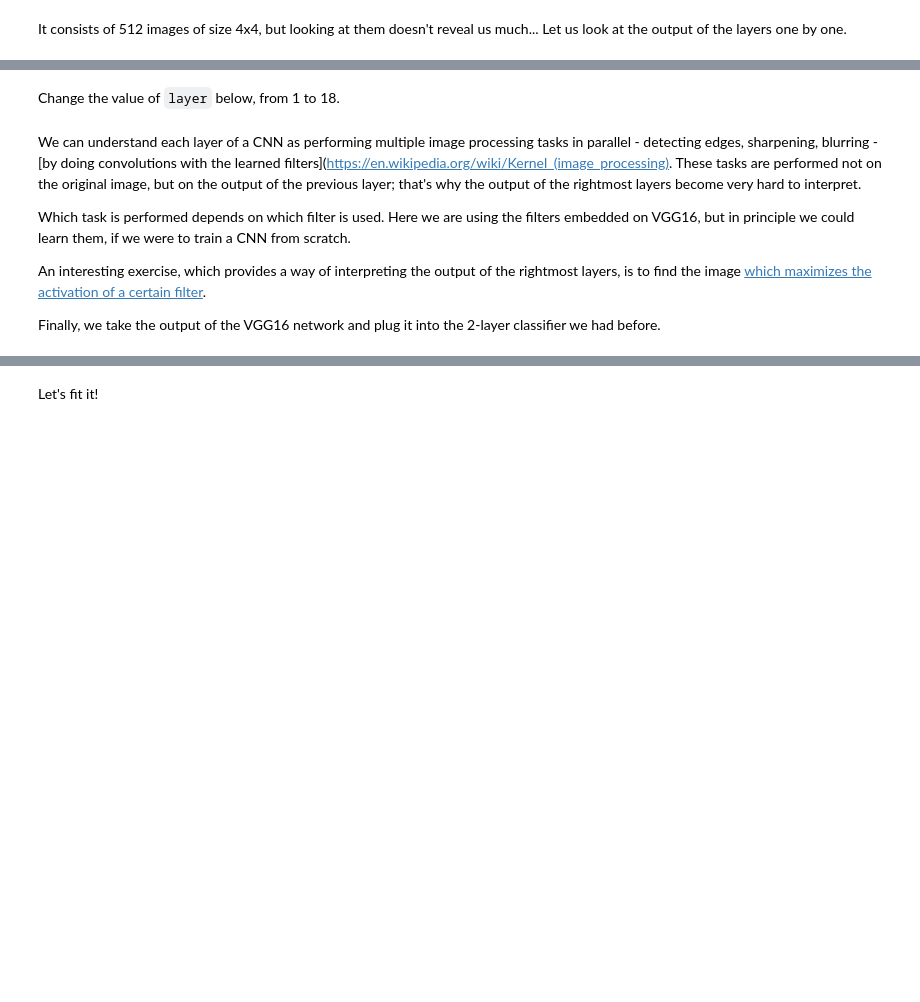
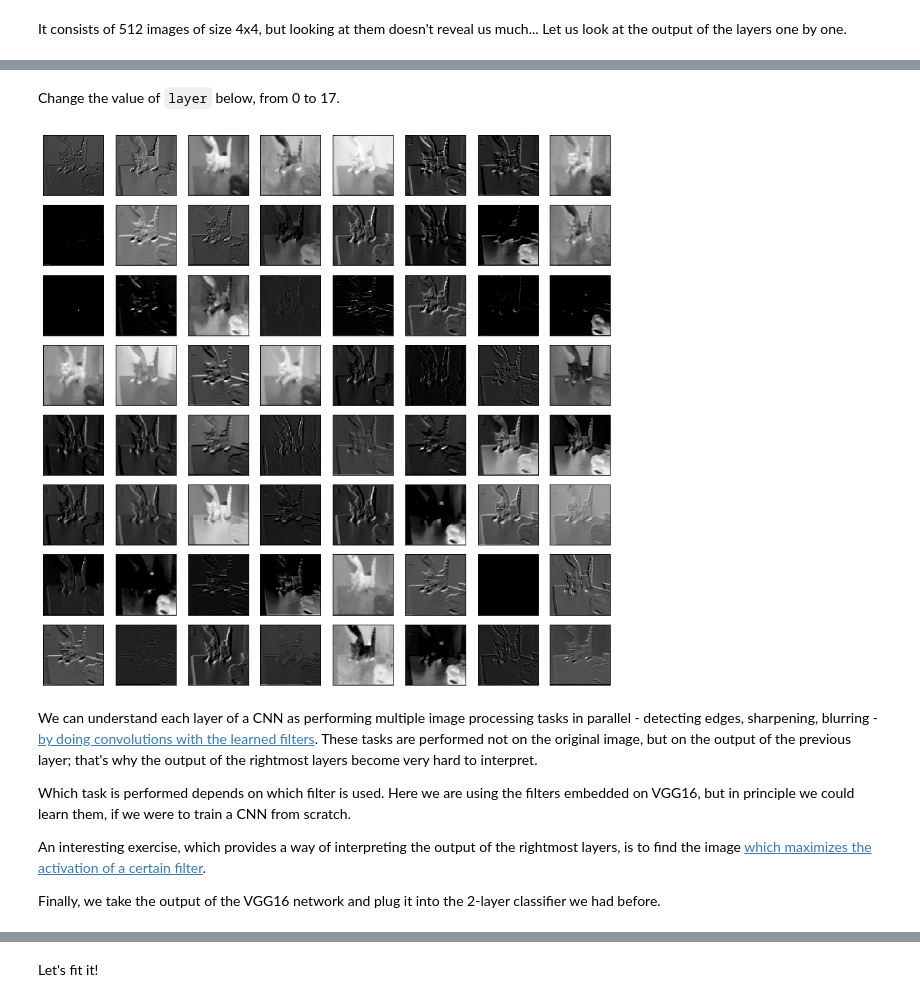
Before and after one commit to sphinxteam/mlcourse_2019, a Jupyter notebook: lec7/Transfer learning.ipynb, the cells around one changed output, grey strips where cells are left out. Saved outputs shown, nothing was run; the diff lists cells and outputs as text; code cells hidden in the pictures; blank space fills up the shorter version.

```diff
--- a/lec7/Transfer learning.ipynb
+++ b/lec7/Transfer learning.ipynb
@@ -179,15 +219,20 @@ It consists of 512 images of size 4x4, but looking at them doesn't reveal us muc
 # %%
 # Create function that reads image and returns each layer output
 input_img = vgg16.input
-outputs = [layer.output for layer in vgg16.layers]
+outputs = [layer.output for layer in vgg16.layers][1:]
 functors = [K.function([input_img], [out]) for out in outputs]
 
 # Input first image in the training set to this function
-train_generator.reset()
-batch = train_generator.next()
+img_generator = datagen.flow_from_directory(
+    "mldata/cats_and_dogs_small/train",
+    target_size=(150, 150),
+    batch_size=1,
+    class_mode=None,
+    shuffle=False
+)
+img_generator.reset()
+img = img_generator.next()
 
-img = batch[0][np.newaxis, :]
-layer_outputs = [func([img]) for func in functors]
-
+layer_outputs = [func([img])[0] for func in functors]
 for i in range(len(layer_outputs)):
-    print("layer %d shape: %s" % (i, layer_outputs[i][0].shape))
+    print("layer %d shape: %s" % (i, layer_outputs[i].shape))
@@ -194,16 +259,18 @@ for i in range(len(layer_outputs)):
 # %% [markdown]
-Change the value of `layer` below, from 1 to 18.
+Change the value of `layer` below, from 0 to 17.
 # %%
 layer = 1
 
 fig, axs = plt.subplots(8, 8, figsize=(14, 14))
 for i in range(64):
-    axs[i // 8, i % 8].imshow(layer_outputs[layer][0][0, :, :, i], cmap="gray")
+    axs[i // 8, i % 8].imshow(layer_outputs[layer][0, :, :, i], cmap="gray")
     axs[i // 8, i % 8].get_xaxis().set_visible(False)
     axs[i // 8, i % 8].get_yaxis().set_visible(False)
 fig.subplots_adjust(hspace=0.1)
+# %% [output]
+[figure, added]
 # %% [markdown]
-We can understand each layer of a CNN as performing multiple image processing tasks in parallel - detecting edges, sharpening, blurring - [by doing convolutions with the learned filters](https://en.wikipedia.org/wiki/Kernel_(image_processing). These tasks are performed not on the original image, but on the output of the previous layer; that's why the output of the rightmost layers become very hard to interpret.
+We can understand each layer of a CNN as performing multiple image processing tasks in parallel - detecting edges, sharpening, blurring - [by doing convolutions with the learned filters](https://en.wikipedia.org/wiki/Kernel_(image_processing)). These tasks are performed not on the original image, but on the output of the previous layer; that's why the output of the rightmost layers become very hard to interpret.
 
 Which task is performed depends on which filter is used. Here we are using the filters embedded on VGG16, but in principle we could learn them, if we were to train a CNN from scratch.
 
```
Also changed, not shown: parts of 19 cells of this notebook, 1 other file.
